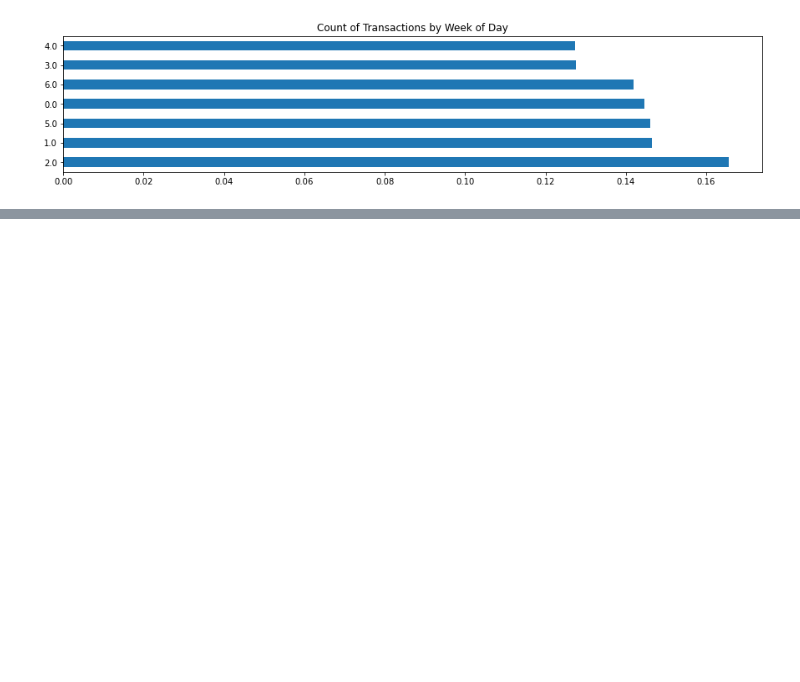
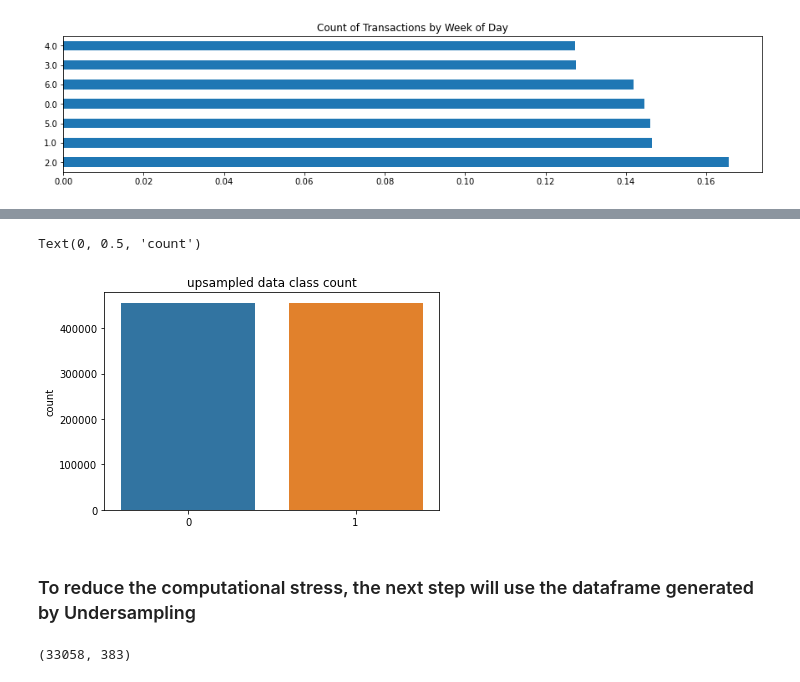
Before and after one commit to ireydiak/fraud_detection, a Jupyter notebook: fraud_detection/wanlin/preprocessing/preprocessing.ipynb, the cells around one changed output, grey strips where cells are left out. Cells and saved outputs as stored; diff of their text form; code cells hidden in the pictures; blank space fills up the shorter version.

```diff
--- a/fraud_detection/wanlin/preprocessing/preprocessing.ipynb
+++ b/fraud_detection/wanlin/preprocessing/preprocessing.ipynb
@@ -489,0 +685,11 @@ X_tl, y_tl, id_tl = tl.fit_sample(X_train, y_train)
+# %%
+%matplotlib inline
+y=train_upsampled.isFraud.value_counts()
+sns.barplot(y=y,x=[0,1])
+plt.title('upsampled data class count')
+plt.ylabel('count')
+# %% [output]
+Text(0, 0.5, 'count')
+[figure, added]
+# %% [markdown]
+### To reduce the  computational stress, the next step will use the dataframe generated by Undersampling
@@ -489,0 +698,4 @@ X_tl, y_tl, id_tl = tl.fit_sample(X_train, y_train)
+# %%
+train_downsampled.shape
+# %% [output]
+(33058, 383)
```
Also changed, not shown: parts of 66 cells of this notebook, 1 other file.
